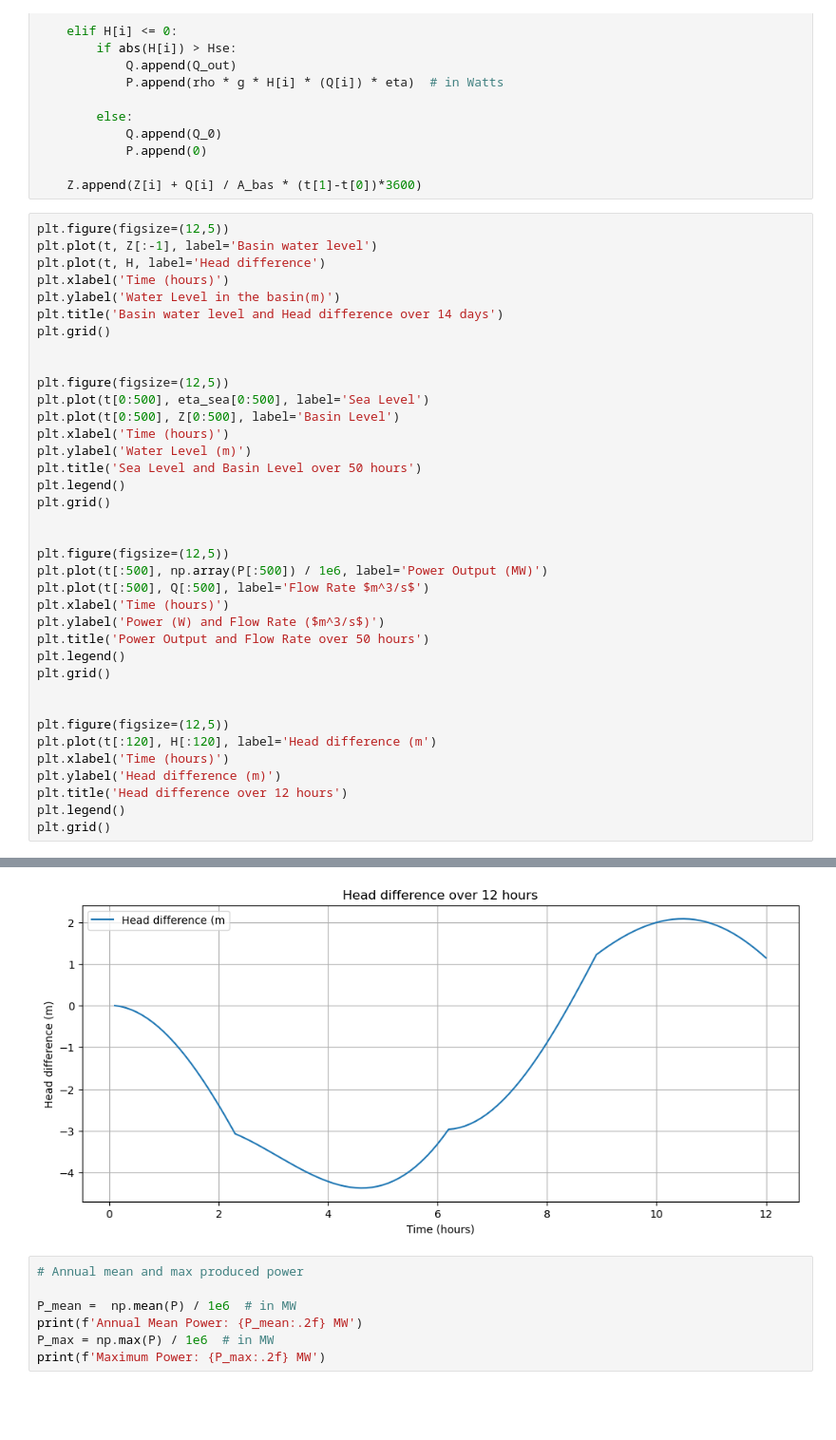
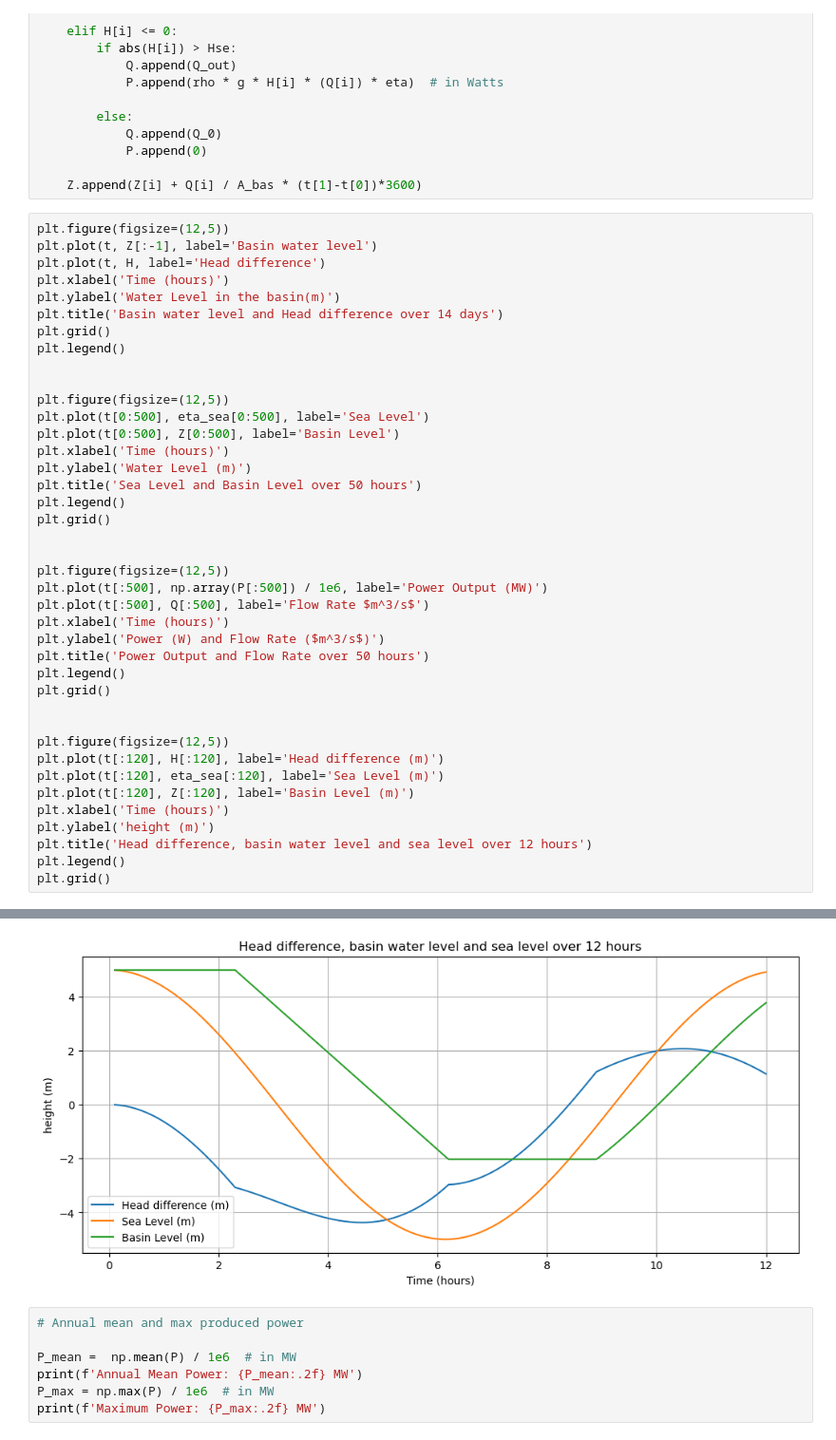
Before and after one commit to Aqdas-M/Offshore-Renewable-Technologies, a Jupyter notebook: Assignment 2/Assignment_2_Code.ipynb, the cells around one changed output, grey strips where cells are left out. Shown at 95% size. Saved outputs shown, nothing was run; the diff lists cells and outputs as text; blank space fills up the shorter version.

Commit message:
graphs

```diff
--- a/Assignment 2/Assignment_2_Code.ipynb
+++ b/Assignment 2/Assignment_2_Code.ipynb
@@ -141,6 +141,7 @@ plt.xlabel('Time (hours)')
 plt.ylabel('Water Level in the basin(m)')
 plt.title('Basin water level and Head difference over 14 days')
 plt.grid()
+plt.legend()
 
 
 plt.figure(figsize=(12,5))
@@ -164,10 +165,12 @@ plt.grid()
 
 
 plt.figure(figsize=(12,5))
-plt.plot(t[:120], H[:120], label='Head difference (m')
+plt.plot(t[:120], H[:120], label='Head difference (m)')
+plt.plot(t[:120], eta_sea[:120], label='Sea Level (m)')
+plt.plot(t[:120], Z[:120], label='Basin Level (m)')
 plt.xlabel('Time (hours)')
-plt.ylabel('Head difference (m)')
-plt.title('Head difference over 12 hours')
+plt.ylabel('height (m)')
+plt.title('Head difference, basin water level and sea level over 12 hours')
 plt.legend()
 plt.grid()
 # %% [output]
@@ -175,6 +178,6 @@ plt.grid()
 [figure]
 [figure]
-[figure, old version]
+[figure, new version]
 # %%
 # Annual mean and max produced power
 
```
Also changed, not shown: parts of 1 cell of this notebook.
